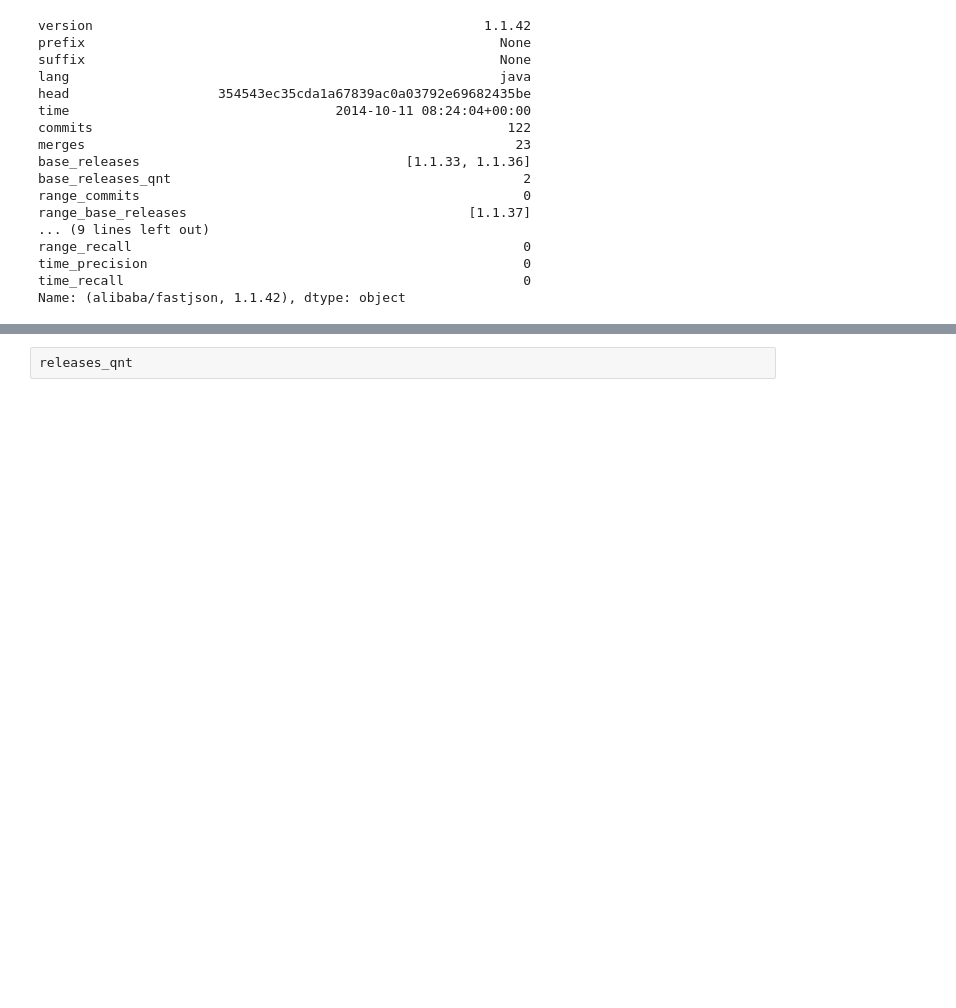
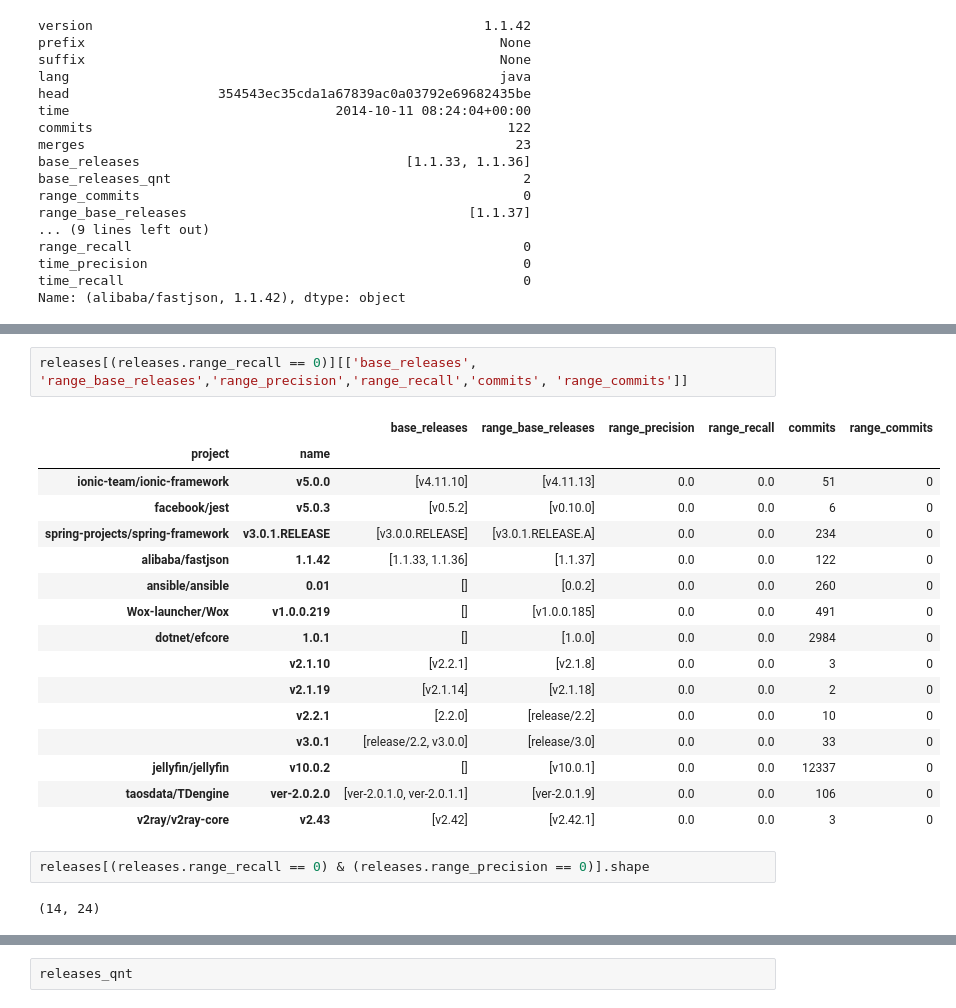
Before and after one commit to gems-uff/release-mining, a Jupyter notebook: inspect_dataset.ipynb, the cells around one changed output, grey strips where cells are left out. Cells and saved outputs as stored; diff of their text form; blank space fills up the shorter version.

```diff
--- a/inspect_dataset.ipynb
+++ b/inspect_dataset.ipynb
@@ -206,0 +236,23 @@ releases[(releases.range_recall < .9)][["commits","range_precision","range_recal
+# %%
+releases[(releases.range_recall == 0)][['base_releases', 'range_base_releases','range_precision','range_recall','commits', 'range_commits']]
+# %% [output]
+|  |  | base_releases | range_base_releases | range_precision | range_recall | commits | range_commits |
+| project | name |  |  |  |  |  |  |
+| ionic-team/ionic-framework | v5.0.0 | [v4.11.10] | [v4.11.13] | 0.0 | 0.0 | 51 | 0 |
+| facebook/jest | v5.0.3 | [v0.5.2] | [v0.10.0] | 0.0 | 0.0 | 6 | 0 |
+| spring-projects/spring-framework | v3.0.1.RELEASE | [v3.0.0.RELEASE] | [v3.0.1.RELEASE.A] | 0.0 | 0.0 | 234 | 0 |
+| alibaba/fastjson | 1.1.42 | [1.1.33, 1.1.36] | [1.1.37] | 0.0 | 0.0 | 122 | 0 |
+| ansible/ansible | 0.01 | [] | [0.0.2] | 0.0 | 0.0 | 260 | 0 |
+| Wox-launcher/Wox | v1.0.0.219 | [] | [v1.0.0.185] | 0.0 | 0.0 | 491 | 0 |
+| dotnet/efcore | 1.0.1 | [] | [1.0.0] | 0.0 | 0.0 | 2984 | 0 |
+|  | v2.1.10 | [v2.2.1] | [v2.1.8] | 0.0 | 0.0 | 3 | 0 |
+|  | v2.1.19 | [v2.1.14] | [v2.1.18] | 0.0 | 0.0 | 2 | 0 |
+|  | v2.2.1 | [2.2.0] | [release/2.2] | 0.0 | 0.0 | 10 | 0 |
+|  | v3.0.1 | [release/2.2, v3.0.0] | [release/3.0] | 0.0 | 0.0 | 33 | 0 |
+| jellyfin/jellyfin | v10.0.2 | [] | [v10.0.1] | 0.0 | 0.0 | 12337 | 0 |
+| taosdata/TDengine | ver-2.0.2.0 | [ver-2.0.1.0, ver-2.0.1.1] | [ver-2.0.1.9] | 0.0 | 0.0 | 106 | 0 |
+| v2ray/v2ray-core | v2.43 | [v2.42] | [v2.42.1] | 0.0 | 0.0 | 3 | 0 |
+# %%
+releases[(releases.range_recall == 0) & (releases.range_precision == 0)].shape
+# %% [output]
+(14, 24)
```
Also changed, not shown: parts of 7 cells of this notebook, 4 other files.
